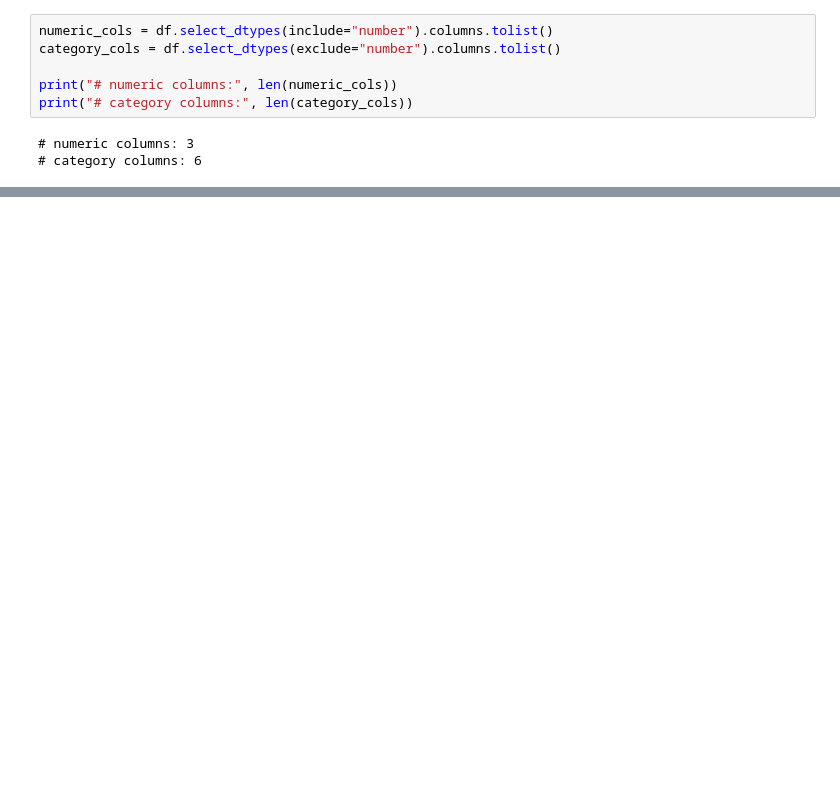
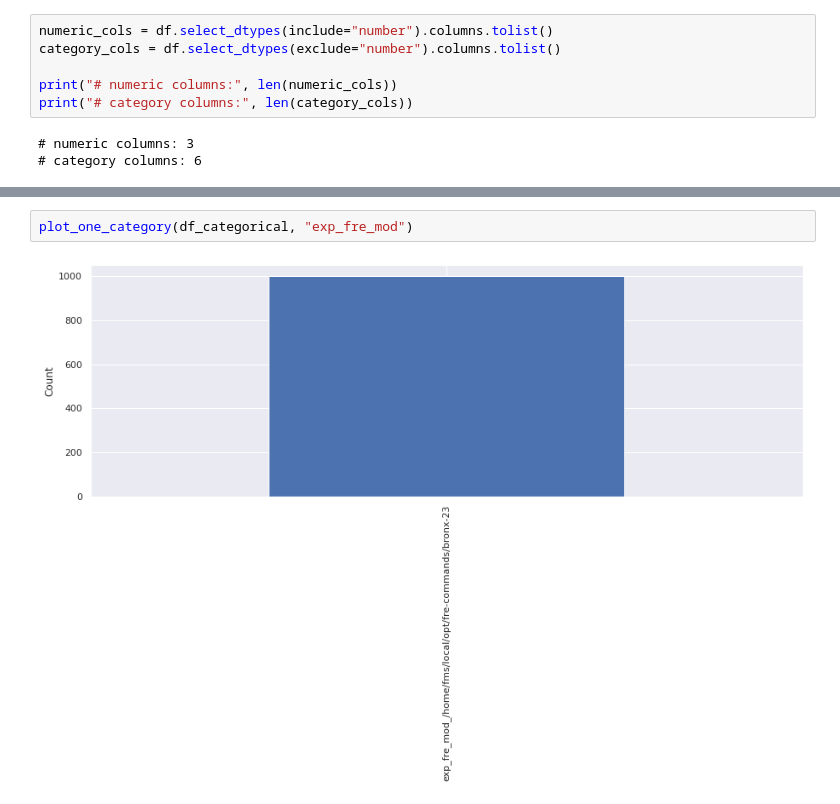
Before and after one commit to NOAA-GFDL/epmt, a Jupyter notebook: notebooks/JK_EPMT_Play1.ipynb, the cells around one changed output, grey strips where cells are left out. Drawn from its saved outputs; the diff is of its cells as text; blank space fills up the shorter version.

```diff
--- a/notebooks/JK_EPMT_Play1.ipynb
+++ b/notebooks/JK_EPMT_Play1.ipynb
@@ -130,0 +157,4 @@ Text(0.5, 0.98, 'Numeric Feature Distributions')
+# %%
+plot_one_category(df_categorical, "exp_fre_mod")
+# %% [output]
+[figure, added]
```
Also changed, not shown: parts of 22 cells of this notebook.
